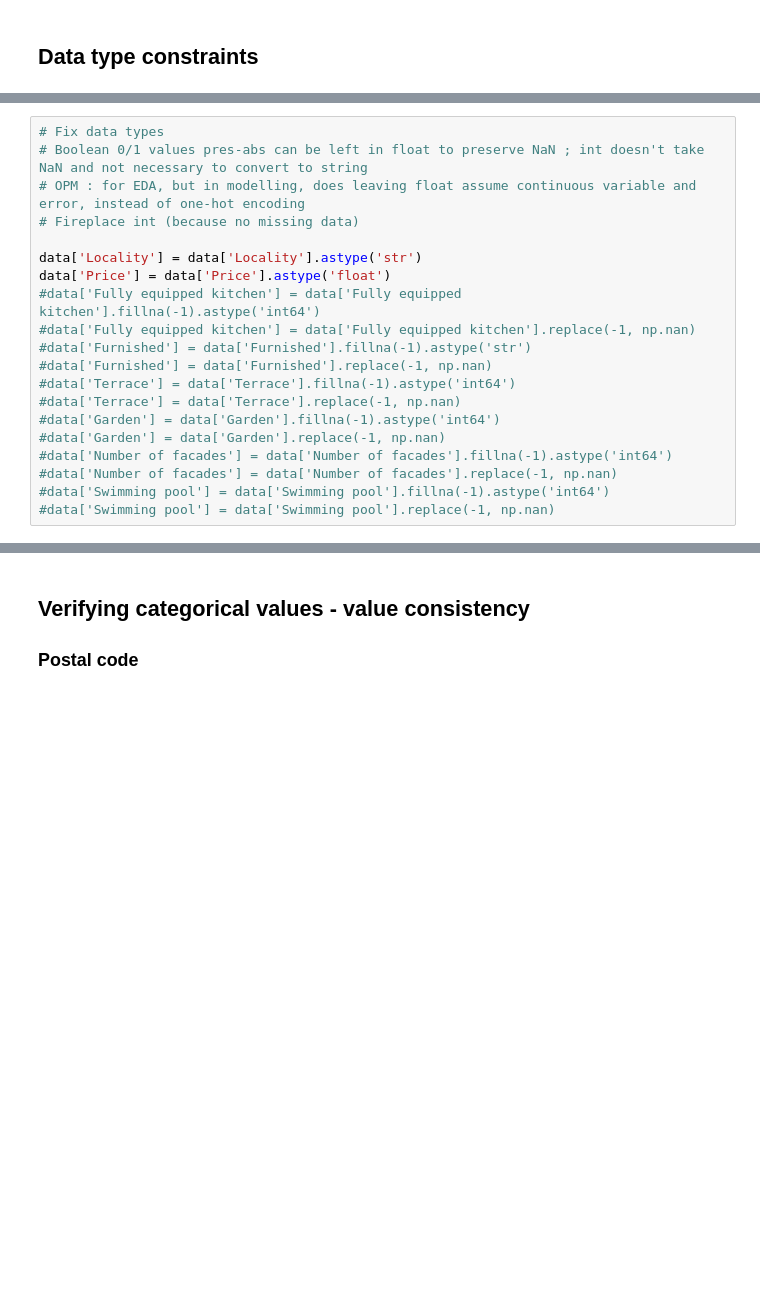
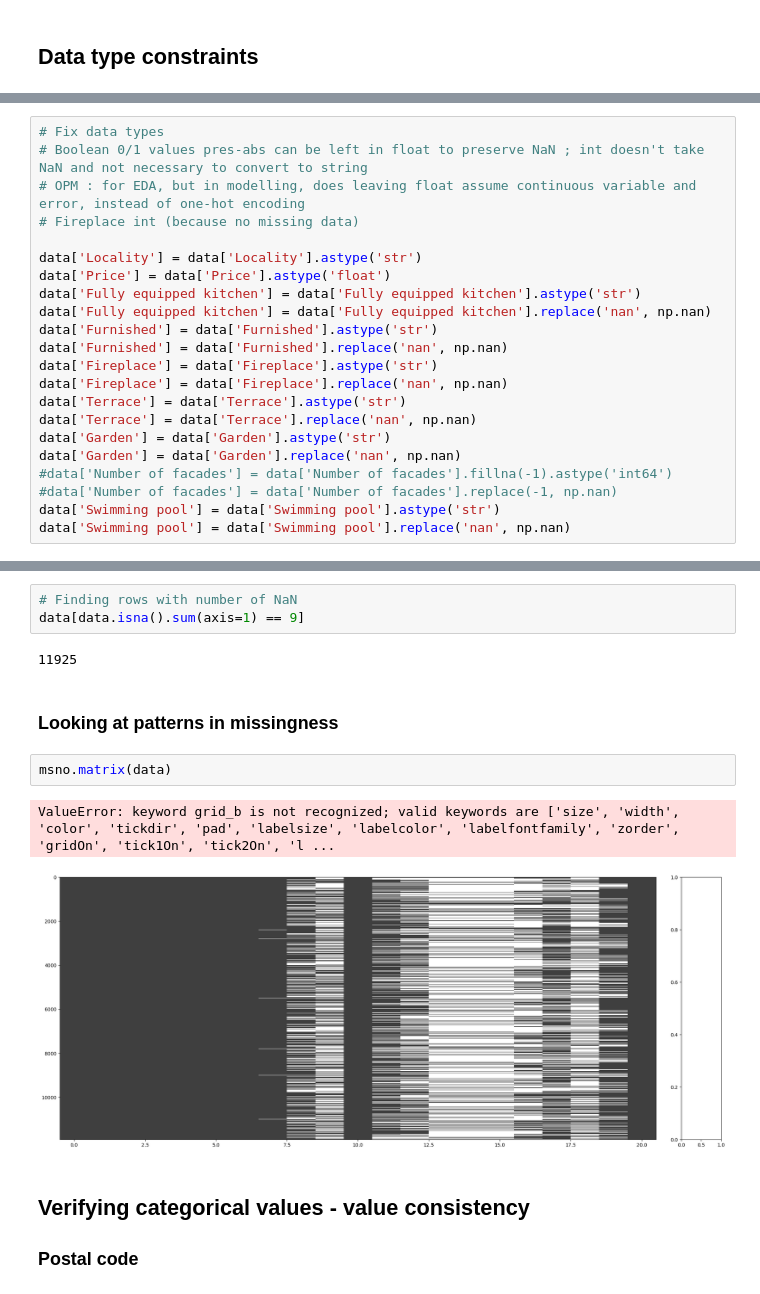
Before and after one commit to kvnpotter/ImmoData-EDA, a Jupyter notebook: DataCleaningKevin.ipynb, the cells around one changed output, grey strips where cells are left out. Saved outputs shown, nothing was run; the diff lists cells and outputs as text; blank space fills up the shorter version.

Commit message:
Continued cleaning datatypes and missing data

```diff
--- a/DataCleaningKevin.ipynb
+++ b/DataCleaningKevin.ipynb
@@ -188,15 +165,17 @@ memory usage: 2.0+ MB
 
 data['Locality'] = data['Locality'].astype('str')
 data['Price'] = data['Price'].astype('float')
-#data['Fully equipped kitchen'] = data['Fully equipped kitchen'].fillna(-1).astype('int64')
-#data['Fully equipped kitchen'] = data['Fully equipped kitchen'].replace(-1, np.nan)
-#data['Furnished'] = data['Furnished'].fillna(-1).astype('str')
-#data['Furnished'] = data['Furnished'].replace(-1, np.nan)
-#data['Terrace'] = data['Terrace'].fillna(-1).astype('int64')
-#data['Terrace'] = data['Terrace'].replace(-1, np.nan)
-#data['Garden'] = data['Garden'].fillna(-1).astype('int64')
-#data['Garden'] = data['Garden'].replace(-1, np.nan)
+data['Fully equipped kitchen'] = data['Fully equipped kitchen'].astype('str')
+data['Fully equipped kitchen'] = data['Fully equipped kitchen'].replace('nan', np.nan)
+data['Furnished'] = data['Furnished'].astype('str')
+data['Furnished'] = data['Furnished'].replace('nan', np.nan)
+data['Fireplace'] = data['Fireplace'].astype('str')
+data['Fireplace'] = data['Fireplace'].replace('nan', np.nan)
+data['Terrace'] = data['Terrace'].astype('str')
+data['Terrace'] = data['Terrace'].replace('nan', np.nan)
+data['Garden'] = data['Garden'].astype('str')
+data['Garden'] = data['Garden'].replace('nan', np.nan)
 #data['Number of facades'] = data['Number of facades'].fillna(-1).astype('int64')
 #data['Number of facades'] = data['Number of facades'].replace(-1, np.nan)
-#data['Swimming pool'] = data['Swimming pool'].fillna(-1).astype('int64')
-#data['Swimming pool'] = data['Swimming pool'].replace(-1, np.nan)
+data['Swimming pool'] = data['Swimming pool'].astype('str')
+data['Swimming pool'] = data['Swimming pool'].replace('nan', np.nan)
@@ -203,3 +210,15 @@ data['Price'] = data['Price'].astype('float')
+# %%
+# Finding rows with number of NaN
+data[data.isna().sum(axis=1) == 9]
+# %% [output]
+11925
+# %% [markdown]
+### Looking at patterns in missingness
+# %%
+msno.matrix(data)
+# %% [output]
+ValueError: keyword grid_b is not recognized; valid keywords are ['size', 'width', 'color', 'tickdir', 'pad', 'labelsize', 'labelcolor', 'labelfontfamily', 'zorder', 'gridOn', 'tick1On', 'tick2On', 'l ...
+[figure, added]
 # %% [markdown]
 ## Verifying categorical values - value consistency
 ### Postal code
```
Also changed, not shown: parts of 14 cells of this notebook.
